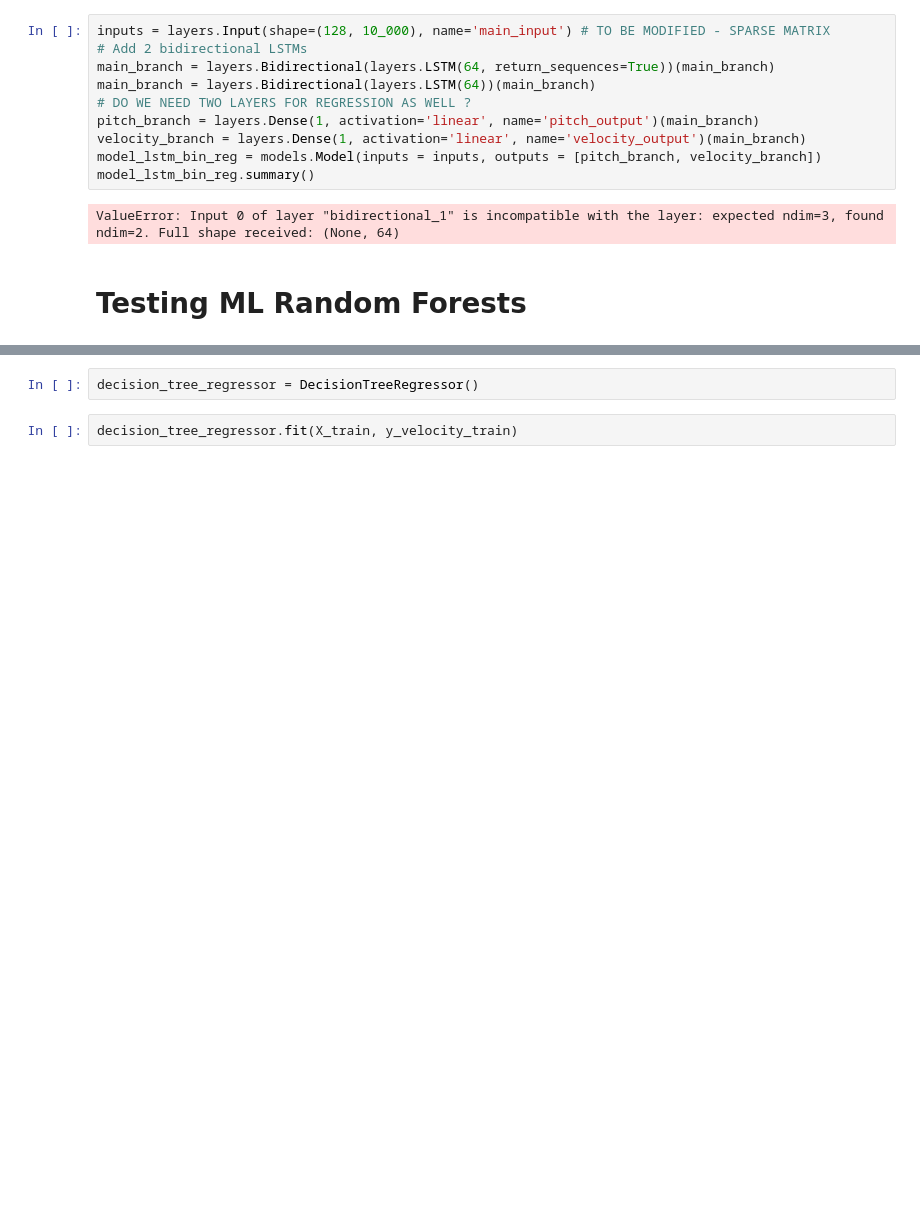
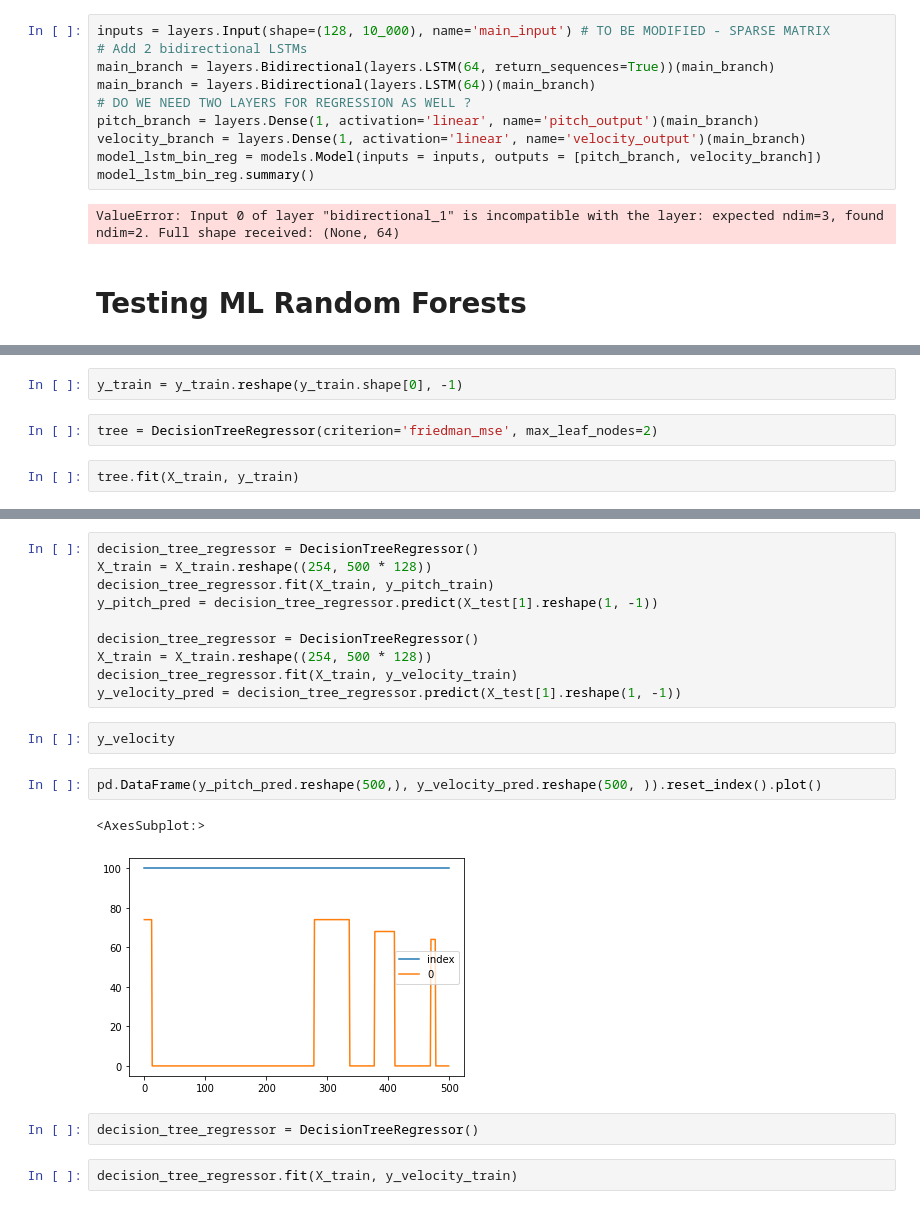
Before and after one commit to KarlVoncq/MIDIComposingAI, a Jupyter notebook: notebooks/karlvoncq_models.ipynb, the cells around one changed output, grey strips where cells are left out. Cells and saved outputs as stored; diff of their text form; blank space fills up the shorter version.

```diff
--- a/notebooks/karlvoncq_models.ipynb
+++ b/notebooks/karlvoncq_models.ipynb
@@ -172,0 +183,6 @@ DecisionTreeRegressor()
+# %%
+y_train = y_train.reshape(y_train.shape[0], -1)
+# %%
+tree = DecisionTreeRegressor(criterion='friedman_mse', max_leaf_nodes=2)
+# %%
+tree.fit(X_train, y_train)
@@ -175,3 +219,20 @@ y_pitch_pred = decision_tree_regressor.predict(X_test[9].reshape(1, -1))
+# %%
+decision_tree_regressor = DecisionTreeRegressor()
+X_train = X_train.reshape((254, 500 * 128))
+decision_tree_regressor.fit(X_train, y_pitch_train)
+y_pitch_pred = decision_tree_regressor.predict(X_test[1].reshape(1, -1))
+
+decision_tree_regressor = DecisionTreeRegressor()
+X_train = X_train.reshape((254, 500 * 128))
+decision_tree_regressor.fit(X_train, y_velocity_train)
+y_velocity_pred = decision_tree_regressor.predict(X_test[1].reshape(1, -1))
+# %%
+y_velocity
+# %%
+pd.DataFrame(y_pitch_pred.reshape(500,), y_velocity_pred.reshape(500, )).reset_index().plot()
+# %% [output]
+<AxesSubplot:>
+[figure, added]
 # %%
 decision_tree_regressor = DecisionTreeRegressor()
 # %%
```
Also changed, not shown: parts of 60 cells of this notebook, 4 other files.
